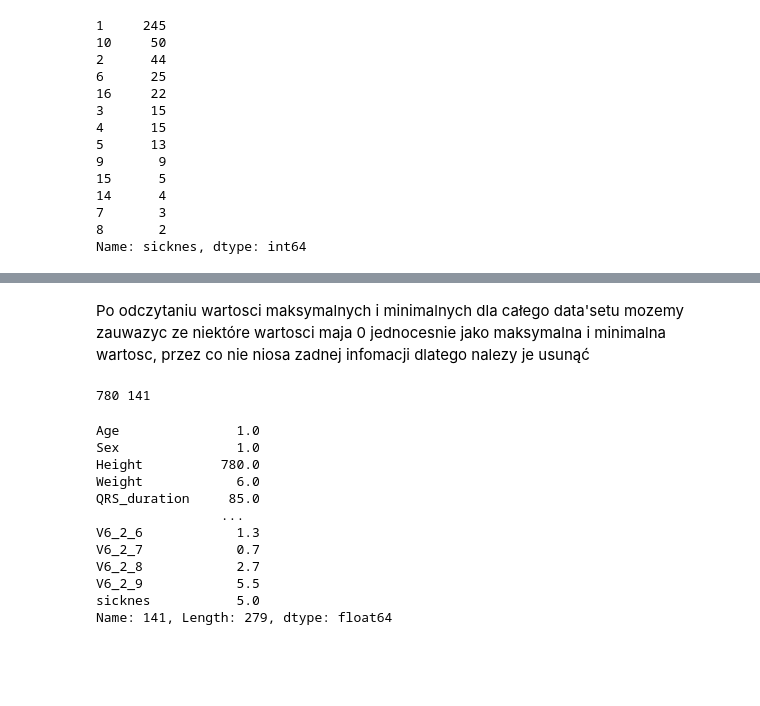
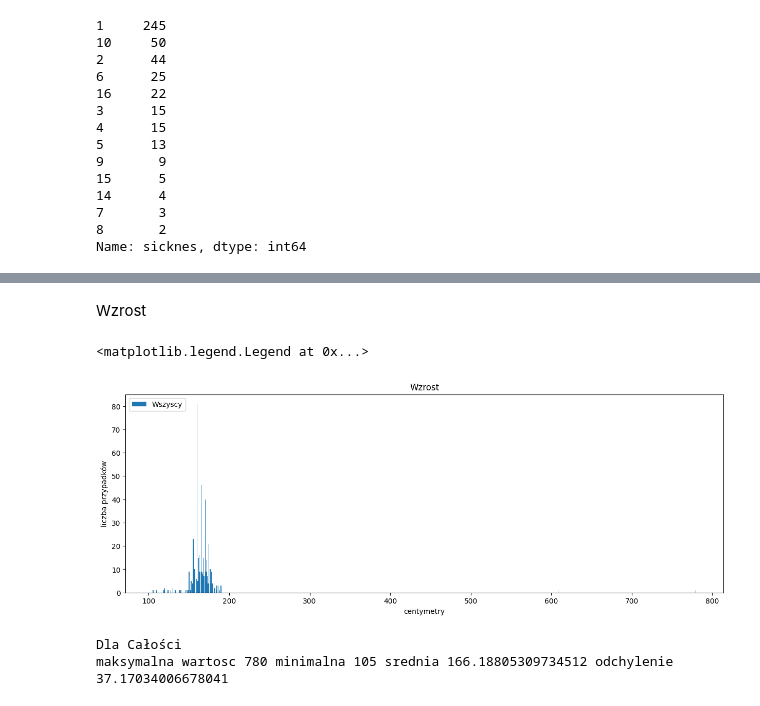
Before and after one commit to DawidGurdzinski2/Simple_Neural_Network, a Jupyter notebook: data_processing.ipynb, the cells around one changed output, grey strips where cells are left out. Cells and saved outputs as stored; diff of their text form; code cells hidden in the pictures; blank space fills up the shorter version.

```diff
--- a/data_processing.ipynb
+++ b/data_processing.ipynb
@@ -349,22 +321,29 @@ sicknes
-# %% [markdown]
-Po odczytaniu wartosci maksymalnych i minimalnych dla całego data'setu mozemy zauwazyc ze niektóre wartosci maja 0 jednocesnie jako maksymalna i minimalna wartosc, przez co nie niosa zadnej infomacji dlatego nalezy je usunąć
-# %%
-max_heigh=np.max(data["Height"])
-max_heigh_index=np.argmax(data["Height"])
-print(max_heigh,max_heigh_index)
-
-data.iloc[141]
-# %% [output]
-780 141
-Age               1.0
-Sex               1.0
-Height          780.0
-Weight            6.0
-QRS_duration     85.0
-                ...
-V6_2_6            1.3
-V6_2_7            0.7
-V6_2_8            2.7
-V6_2_9            5.5
-sicknes           5.0
-Name: 141, Length: 279, dtype: float64
+# %% [markdown]
+Wzrost
+# %%
+label="Height"
+title="Wzrost"
+xlabel="centymetry"
+
+labels=["Wszyscy"]
+
+fig,axs=plt.subplots(1,1,figsize=[15,5])
+axs.hist([data[label]],bins=800,label=labels)
+axs.set_title(title)
+axs.set_xlabel(xlabel)
+axs.set_ylabel("liczba przypadków")
+axs.legend(loc='upper right')
+axs.legend(loc='upper left')
+# %% [output]
+<matplotlib.legend.Legend at 0x...>
+[figure, added]
+# %%
+
+print("Dla Całości")
+print(  "maksymalna wartosc",np.max(data[label]),
+"minimalna",np.min(data[label]),
+"srednia" ,np.mean(data[label]),
+"odchylenie",np.std(data[label], ddof=1) )
+# %% [output]
+Dla Całości
+maksymalna wartosc 780 minimalna 105 srednia 166.18805309734512 odchylenie 37.17034006678041
```
Also changed, not shown: parts of 95 cells of this notebook, 4 other files.
